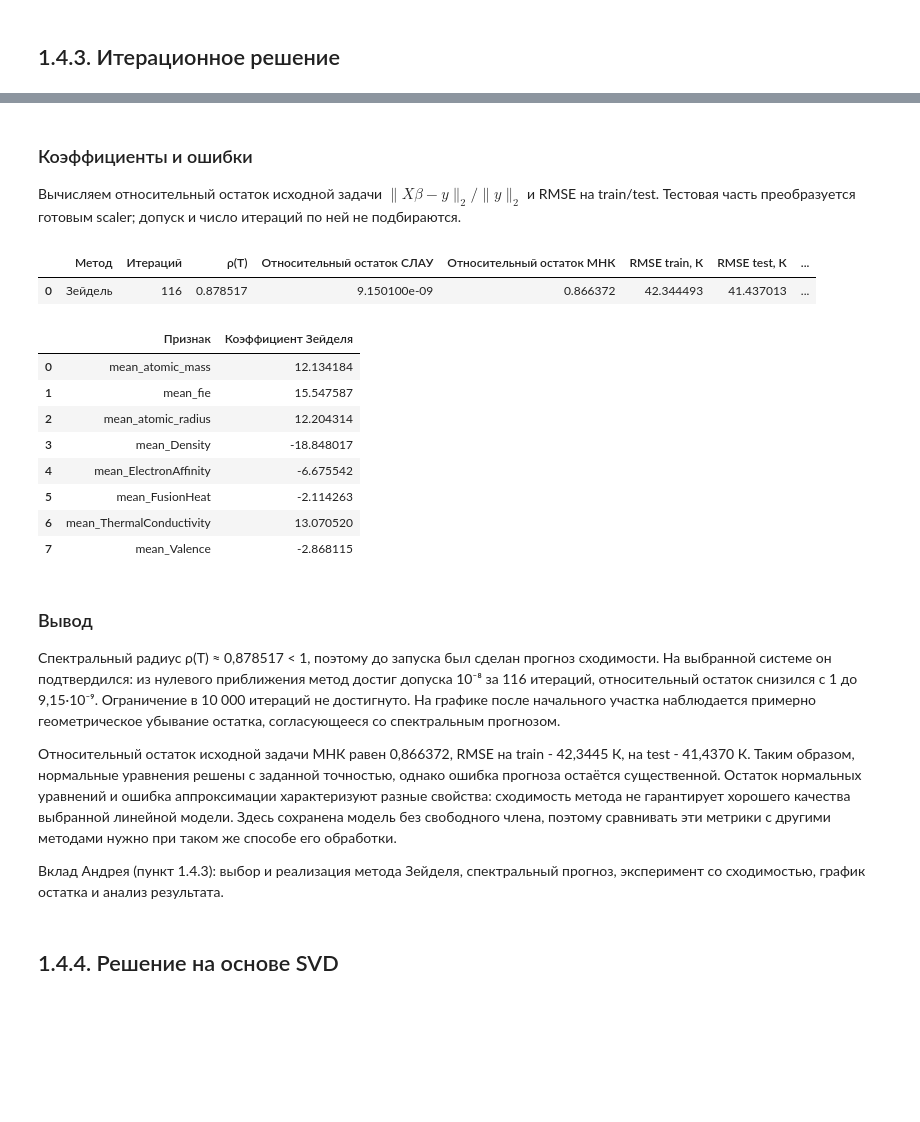
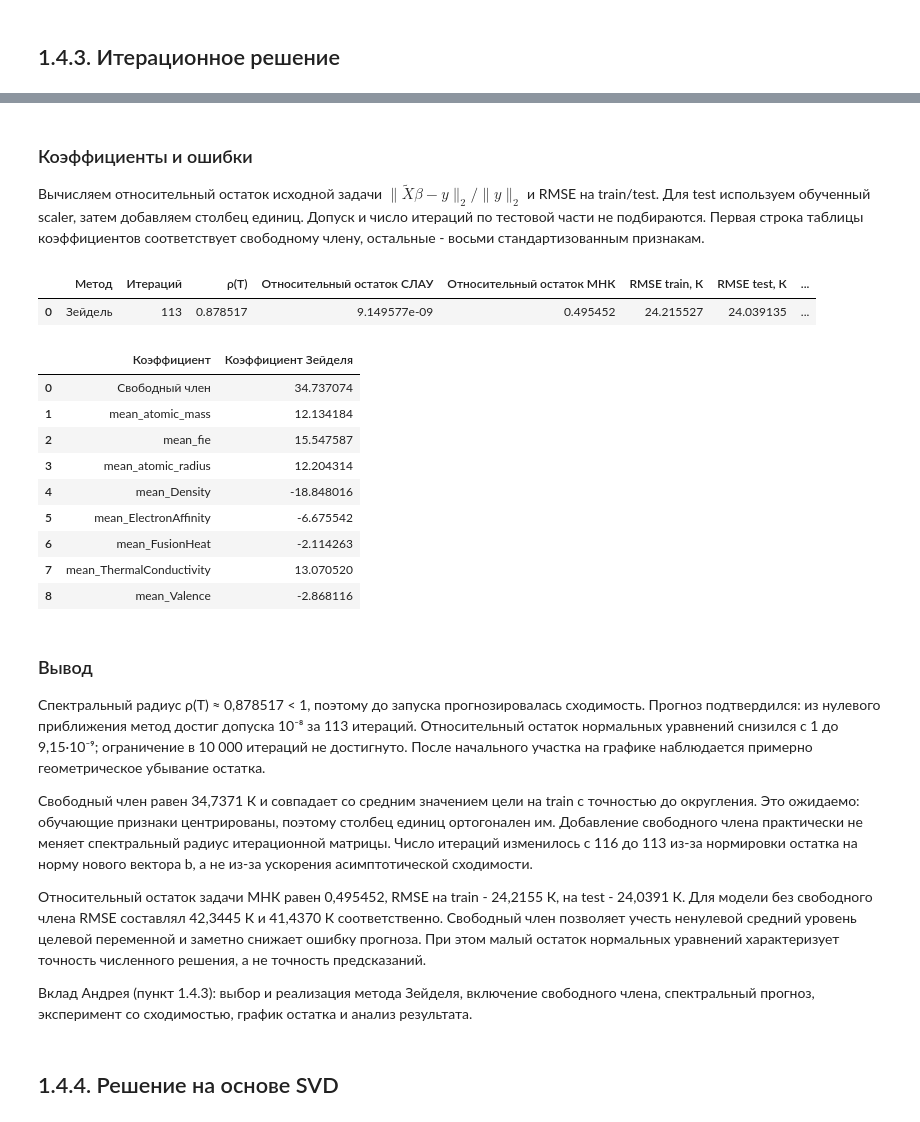
Before and after one commit to aibryanov/MOMO_labs, a Jupyter notebook: lab_1/lab_1.ipynb, the cells around one changed output, grey strips where cells are left out. Cells and saved outputs as stored; diff of their text form; code cells hidden in the pictures; blank space fills up the shorter version.

```diff
--- a/lab_1/lab_1.ipynb
+++ b/lab_1/lab_1.ipynb
@@ -630,14 +637,17 @@ $$
 
 Начальное приближение - нулевой вектор, допуск - $10^{-8}$, максимум - 10 000 полных проходов. Критерий остановки: $r_k=\|A\beta^{(k)}-b\|_2/\|b\|_2\leq 10^{-8}$. Это остаток нормальных уравнений, а не ошибка прогноза. При $b=0$ используем абсолютный остаток. История включает начальное приближение.
 # %%
-A_seidel = np.asarray(A_train_std, dtype=float).copy()
-b_seidel = X_train_std.T @ y_train.to_numpy(dtype=float)
+X_train_seidel = np.column_stack((np.ones(len(X_train_std)), X_train_std))
+coefficient_names_seidel = ["Свободный член"] + FEATURES
+A_seidel = X_train_seidel.T @ X_train_seidel
+b_seidel = X_train_seidel.T @ y_train.to_numpy(dtype=float)
 beta0_seidel = np.zeros(A_seidel.shape[0])
 tol_seidel = 1e-8
 max_iter_seidel = 10_000
 
 assert X_train_std.shape[1] == len(FEATURES) == 8
-assert rank_std == A_seidel.shape[0], "Ожидается полный столбцовый ранг."
+assert X_train_seidel.shape[1] == 9
+assert np.linalg.matrix_rank(X_train_seidel) == 9, "Ожидается полный столбцовый ранг."
 assert np.allclose(A_seidel, A_seidel.T)
 assert np.linalg.eigvalsh(A_seidel)[0] > 0, "Матрица должна быть положительно определённой."
 
@@ -654,5 +664,5 @@ print("Прогноз до запуска: " + (
     if rho_seidel < 1 else
     "ρ(T) >= 1, сходимость из любого начального приближения не гарантирована."
 ))
-display(pd.DataFrame(T_seidel, index=FEATURES, columns=FEATURES))
+display(pd.DataFrame(T_seidel, index=coefficient_names_seidel, columns=coefficient_names_seidel))
 # %% [output]
@@ -749,43 +760,47 @@ plt.show()
 # %% [markdown]
 ### Коэффициенты и ошибки
 
-Вычисляем относительный остаток исходной задачи $\|X\beta-y\|_2/\|y\|_2$ и RMSE на train/test. Тестовая часть преобразуется готовым scaler; допуск и число итераций по ней не подбираются.
+Вычисляем относительный остаток исходной задачи $\|\widetilde X\beta-y\|_2/\|y\|_2$ и RMSE на train/test. Для test используем обученный scaler, затем добавляем столбец единиц. Допуск и число итераций по тестовой части не подбираются. Первая строка таблицы коэффициентов соответствует свободному члену, остальные - восьми стандартизованным признакам.
 # %%
 X_test_std_seidel = scaler.transform(X_test)
-pred_train_seidel = X_train_std @ beta_seidel
-pred_test_seidel = X_test_std_seidel @ beta_seidel
+X_test_seidel = np.column_stack((np.ones(len(X_test_std_seidel)), X_test_std_seidel))
+pred_train_seidel = X_train_seidel @ beta_seidel
+pred_test_seidel = X_test_seidel @ beta_seidel
 metrics_seidel = pd.DataFrame([{
     "Метод": "Зейдель",
     "Итераций": n_iter_seidel,
     "ρ(T)": rho_seidel,
     "Относительный остаток СЛАУ": residuals_seidel[-1],
     "Относительный остаток МНК": np.linalg.norm(pred_train_seidel - y_train.to_numpy()) / np.linalg.norm(y_train),
     "RMSE train, К": np.sqrt(np.mean((pred_train_seidel - y_train.to_numpy()) ** 2)),
     "RMSE test, К": np.sqrt(np.mean((pred_test_seidel - y_test.to_numpy()) ** 2)),
     "Статус": status_seidel,
 }])
 with pd.option_context("display.max_columns", None):
     display(metrics_seidel)
-display(pd.DataFrame({"Признак": FEATURES, "Коэффициент Зейделя": beta_seidel}))
+display(pd.DataFrame({"Коэффициент": coefficient_names_seidel, "Коэффициент Зейделя": beta_seidel}))
 # %% [output]
 |  | Метод | Итераций | ρ(T) | Относительный остаток СЛАУ | Относительный остаток МНК | RMSE train, К | RMSE test, К | ... |
-| 0 | Зейдель | 116 | 0.878517 | 9.150100e-09 | 0.866372 | 42.344493 | 41.437013 | ... |
+| 0 | Зейдель | 113 | 0.878517 | 9.149577e-09 | 0.495452 | 24.215527 | 24.039135 | ... |
-|  | Признак | Коэффициент Зейделя |
-| 0 | mean_atomic_mass | 12.134184 |
-| 1 | mean_fie | 15.547587 |
-| 2 | mean_atomic_radius | 12.204314 |
-| 3 | mean_Density | -18.848017 |
-| 4 | mean_ElectronAffinity | -6.675542 |
-| 5 | mean_FusionHeat | -2.114263 |
-| 6 | mean_ThermalConductivity | 13.070520 |
-| 7 | mean_Valence | -2.868115 |
+|  | Коэффициент | Коэффициент Зейделя |
+| 0 | Свободный член | 34.737074 |
+| 1 | mean_atomic_mass | 12.134184 |
+| 2 | mean_fie | 15.547587 |
+| 3 | mean_atomic_radius | 12.204314 |
+| 4 | mean_Density | -18.848016 |
+| 5 | mean_ElectronAffinity | -6.675542 |
+| 6 | mean_FusionHeat | -2.114263 |
+| 7 | mean_ThermalConductivity | 13.070520 |
+| 8 | mean_Valence | -2.868116 |
 # %% [markdown]
 ### Вывод
 
-Спектральный радиус ρ(T) ≈ 0,878517 < 1, поэтому до запуска был сделан прогноз сходимости. На выбранной системе он подтвердился: из нулевого приближения метод достиг допуска 10⁻⁸ за 116 итераций, относительный остаток снизился с 1 до 9,15·10⁻⁹. Ограничение в 10 000 итераций не достигнуто. На графике после начального участка наблюдается примерно геометрическое убывание остатка, согласующееся со спектральным прогнозом.
+Спектральный радиус ρ(T) ≈ 0,878517 < 1, поэтому до запуска прогнозировалась сходимость. Прогноз подтвердился: из нулевого приближения метод достиг допуска 10⁻⁸ за 113 итераций. Относительный остаток нормальных уравнений снизился с 1 до 9,15·10⁻⁹; ограничение в 10 000 итераций не достигнуто. После начального участка на графике наблюдается примерно геометрическое убывание остатка.
 
-Относительный остаток исходной задачи МНК равен 0,866372, RMSE на train - 42,3445 К, на test - 41,4370 К. Таким образом, нормальные уравнения решены с заданной точностью, однако ошибка прогноза остаётся существенной. Остаток нормальных уравнений и ошибка аппроксимации характеризуют разные свойства: сходимость метода не гарантирует хорошего качества выбранной линейной модели. Здесь сохранена модель без свободного члена, поэтому сравнивать эти метрики с другими методами нужно при таком же способе его обработки.
+Свободный член равен 34,7371 К и совпадает со средним значением цели на train с точностью до округления. Это ожидаемо: обучающие признаки центрированы, поэтому столбец единиц ортогонален им. Добавление свободного члена практически не меняет спектральный радиус итерационной матрицы. Число итераций изменилось с 116 до 113 из-за нормировки остатка на норму нового вектора b, а не из-за ускорения асимптотической сходимости.
 
-Вклад Андрея (пункт 1.4.3): выбор и реализация метода Зейделя, спектральный прогноз, эксперимент со сходимостью, график остатка и анализ результата.
+Относительный остаток задачи МНК равен 0,495452, RMSE на train - 24,2155 К, на test - 24,0391 К. Для модели без свободного члена RMSE составлял 42,3445 К и 41,4370 К соответственно. Свободный член позволяет учесть ненулевой средний уровень целевой переменной и заметно снижает ошибку прогноза. При этом малый остаток нормальных уравнений характеризует точность численного решения, а не точность предсказаний.
+
+Вклад Андрея (пункт 1.4.3): выбор и реализация метода Зейделя, включение свободного члена, спектральный прогноз, эксперимент со сходимостью, график остатка и анализ результата.
 # %% [markdown]
 ## 1.4.4. Решение на основе SVD
```
Also changed, not shown: parts of 4 cells of this notebook.
